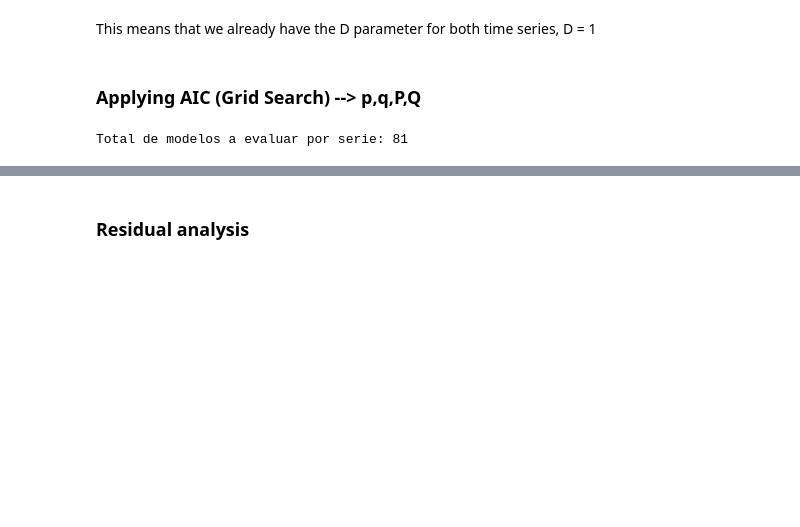
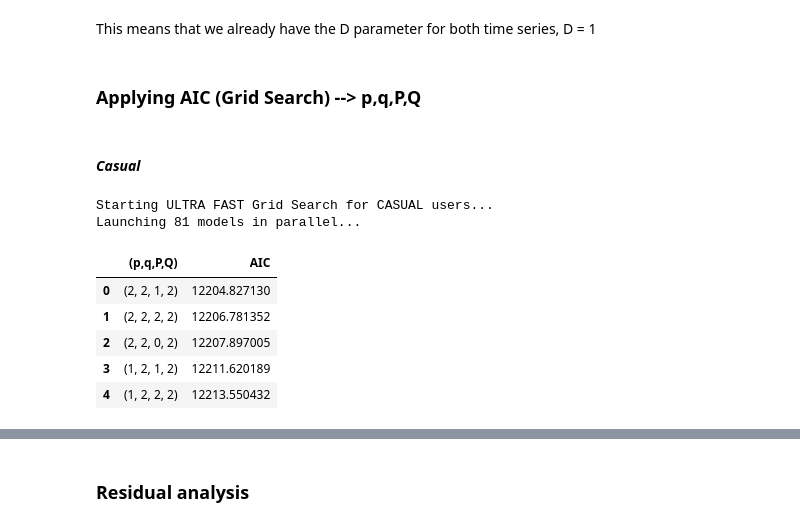
Before and after one commit to ikeiba/bike-sharing-time-series, a Jupyter notebook: project_submission/sarima_sarimax.ipynb, the cells around one changed output, grey strips where cells are left out. Drawn from its saved outputs; the diff is of its cells as text; code cells hidden in the pictures; blank space fills up the shorter version.

Commit message:
sarima grid search completed

```diff
--- a/project_submission/sarima_sarimax.ipynb
+++ b/project_submission/sarima_sarimax.ipynb
@@ -205,12 +174,12 @@ from itertools import product
 from tqdm.notebook import tqdm
 from statsmodels.tsa.statespace.sarimax import SARIMAX
 import warnings
-from joblib import Parallel, delayed # NUEVO: Librería de multiprocesamiento
+from joblib import Parallel, delayed # NEW: Multiprocessing library
 
-# Ignorar los warnings de convergencia
+# Ignore convergence warnings
 warnings.filterwarnings("ignore")
 
-# NUEVO: Función auxiliar. Joblib necesita que aislemos el trabajo de 1 solo modelo.
+# NEW: Helper function. Joblib needs us to isolate the work of a single model.
 def _fit_single_model(order, endog, d, D, s):
     try:
         model = SARIMAX(
@@ -218,66 +187,69 @@ def _fit_single_model(order, endog, d, D, s):
             order=(order[0], d, order[1]),
             seasonal_order=(order[2], D, order[3], s),
             simple_differencing=False,
-            # Pequeño truco extra para que no se atasque buscando la perfección matemática:
+            # Small extra trick so it doesn't get stuck looking for mathematical perfection:
             enforce_stationarity=False,
             enforce_invertibility=False
         ).fit(disp=False)
         return [order, model.aic]
     except Exception:
-        # Si falla, devuelve None para que lo ignoremos luego
+        # If it fails, returns None so we ignore it later
         return None
 
 def optimize_SARIMA_fast(endog: pd.Series, order_list: list, d: int, D: int, s: int, n_jobs: int = -1) -> pd.DataFrame:
     """
-    Optimiza SARIMA usando multiprocesamiento.
-    n_jobs = -1 significa "Usa absolutamente todos los núcleos disponibles de mi CPU".
+    Optimizes SARIMA using multiprocessing.
+    n_jobs = -1 means "Use absolutely all available CPU cores".
     """
-    print(f"Lanzando {len(order_list)} modelos en paralelo...")
+    print(f"Launching {len(order_list)} models in parallel...")
 
-    # NUEVO: Magia de paralelización. Esto lanza los modelos simultáneamente.
-    # Usamos tqdm para mantener la barra de progreso viva
-    results = Parallel(n_jobs=n_jobs)(
+    # NEW: Parallelization magic. This launches the models simultaneously.
+    # We use tqdm to keep the progress bar alive
+    results = list(tqdm(
+    Parallel(n_jobs=n_jobs, return_as="generator")(
         delayed(_fit_single_model)(order, endog, d, D, s)
-        for order in tqdm(order_list, desc="Evaluando combinaciones")
-    )
+        for order in order_list
+    ),
+    total=len(order_list),
+    desc="Evaluating combinations"
+))
 
-    # Limpiamos los modelos que fallaron (los que devolvieron None)
+    # Clean up models that failed (those that returned None)
     valid_results = [r for r in results if r is not None]
 
     result_df = pd.DataFrame(valid_results, columns=['(p,q,P,Q)', 'AIC'])
     result_df = result_df.sort_values(by='AIC', ascending=True).reset_index(drop=True)
 
     return result_df
+# %% [markdown]
+#### *Casual*
 # %%
-# Mantenemos los rangos [0, 1, 2] que dan 81 combinaciones
+# We maintain the ranges [0, 1, 2] which give 81 combinations
 ps = range(0, 3, 1)
 qs = range(0, 3, 1)
 Ps = range(0, 3, 1)
 Qs = range(0, 3, 1)
 SARIMA_order_list = list(product(ps, qs, Ps, Qs))
 
 d_val = 0
 D_val = 1
 s_val = 24
 
-# EL TRUCO DE DATOS: Cogemos solo las últimas 1500 filas del train
-# Esto representa aproximadamente los últimos 60 días de la historia.
+# THE DATA TRICK: We take only the last 1500 rows of training
+# This represents approximately the last 60 days of history.
 y_casual_subset = y_casual_train.iloc[-1500:]
 
-print("Iniciando Grid Search ULTRA RÁPIDO para usuarios CASUALES...")
-# Llamamos a la nueva función paralelizada
-result_casual_fast = optimize_SARIMA_fast(y_casual_subset, SARIMA_order_list, d_val, D_val, s_val)
+print("Starting ULTRA FAST Grid Search for CASUAL users...")
+# Call the new parallelized function
+result_casual_fast = optimize_SARIMA_fast(y_casual_subset, SARIMA_order_list, d_val, D_val, s_val, n_jobs=8)
 
 display(result_casual_fast.head())
+# %% [output]
+Starting ULTRA FAST Grid Search for CASUAL users...
+Launching 81 models in parallel...
+|  | (p,q,P,Q) | AIC |
+| 0 | (2, 2, 1, 2) | 12204.827130 |
+| 1 | (2, 2, 2, 2) | 12206.781352 |
+| 2 | (2, 2, 0, 2) | 12207.897005 |
+| 3 | (1, 2, 1, 2) | 12211.620189 |
+| 4 | (1, 2, 2, 2) | 12213.550432 |
-# %%
-# Definimos los rangos. Recomendable empezar de 0 a 2 para evitar tiempos de cómputo extremos con s=24
-ps = range(0, 3, 1) # [0, 1, 2]
-qs = range(0, 3, 1) # [0, 1, 2]
-Ps = range(0, 3, 1) # [0, 1, 2]
-Qs = range(0, 3, 1) # [0, 1, 2]
-
-# Generamos todas las combinaciones posibles
-SARIMA_order_list = list(product(ps, qs, Ps, Qs))
-print(f"Total de modelos a evaluar por serie: {len(SARIMA_order_list)}")
-# %% [output]
-Total de modelos a evaluar por serie: 81
```
Also changed, not shown: parts of 28 cells of this notebook, 1 other file.
